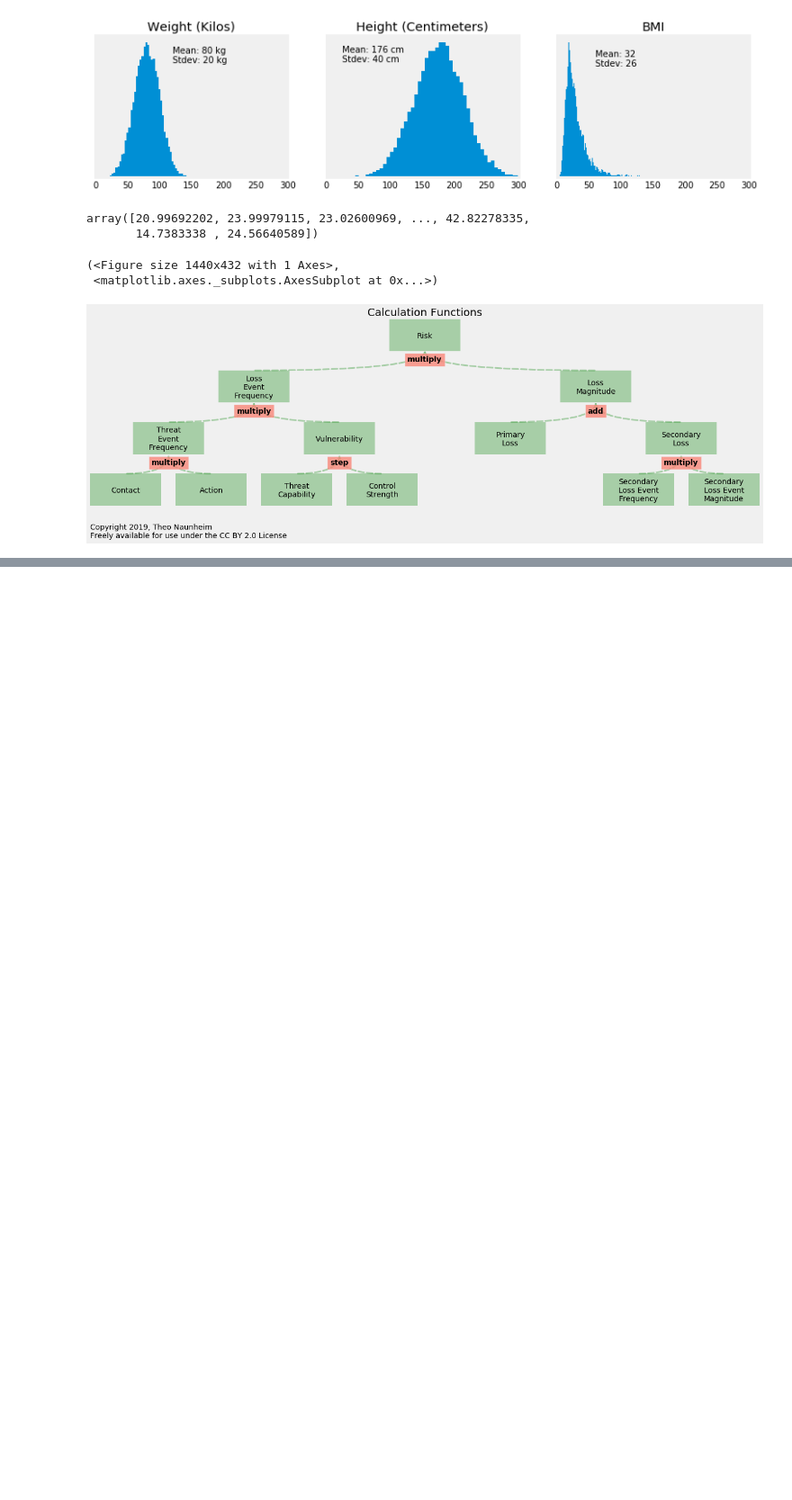
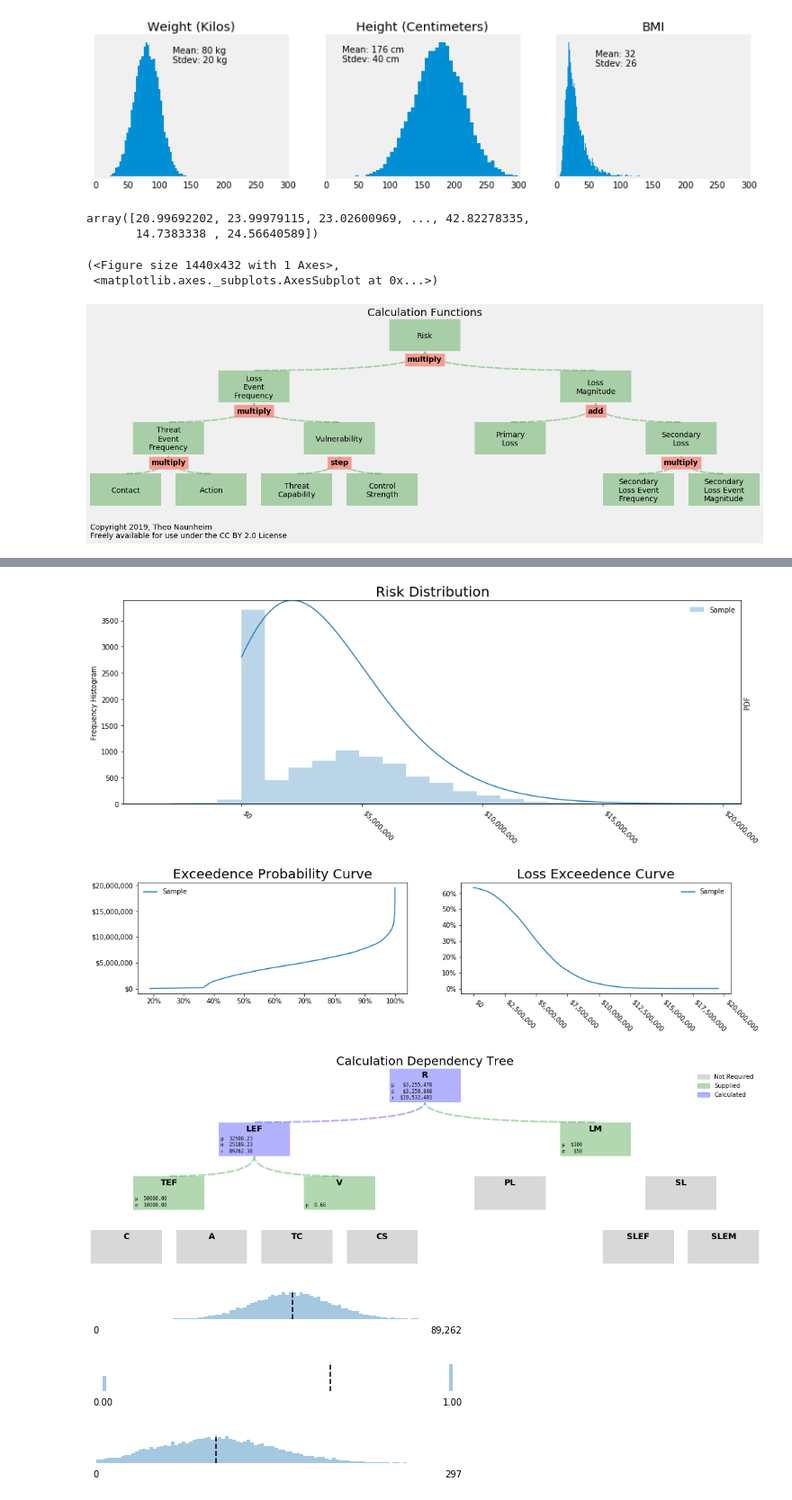
Before and after one commit to Hive-Systems/pyfair, a Jupyter notebook: scratch.ipynb, the cells around one changed output, grey strips where cells are left out. Shown at 90% size. Cells and saved outputs as stored; diff of their text form; code cells hidden in the pictures; blank space fills up the shorter version.

```diff
--- a/scratch.ipynb
+++ b/scratch.ipynb
@@ -292,0 +545,19 @@ FairTreeGraph().generate_image()
+# %%
+from pyfair import FairModel, FairSimpleReport
+
+
+# Create our model and calculate (don't worry about understanding yet)
+model = FairModel(name='Sample')
+model.input_data('Threat Event Frequency', mean=50_000, stdev=10_000)
+model.input_data('Vulnerability', p=.66)
+model.input_data('Loss Magnitude', mean=100, stdev=50)
+model.calculate_all()
+
+FairSimpleReport(model).to_html('C:/Users/theon/Desktop/crap.html')
+# %% [output]
+[figure, added]
+[figure, added]
+[figure, added]
+[figure, added]
+[figure, added]
+[figure, added]
```
Also changed, not shown: parts of 3 cells of this notebook, 8 other files.
